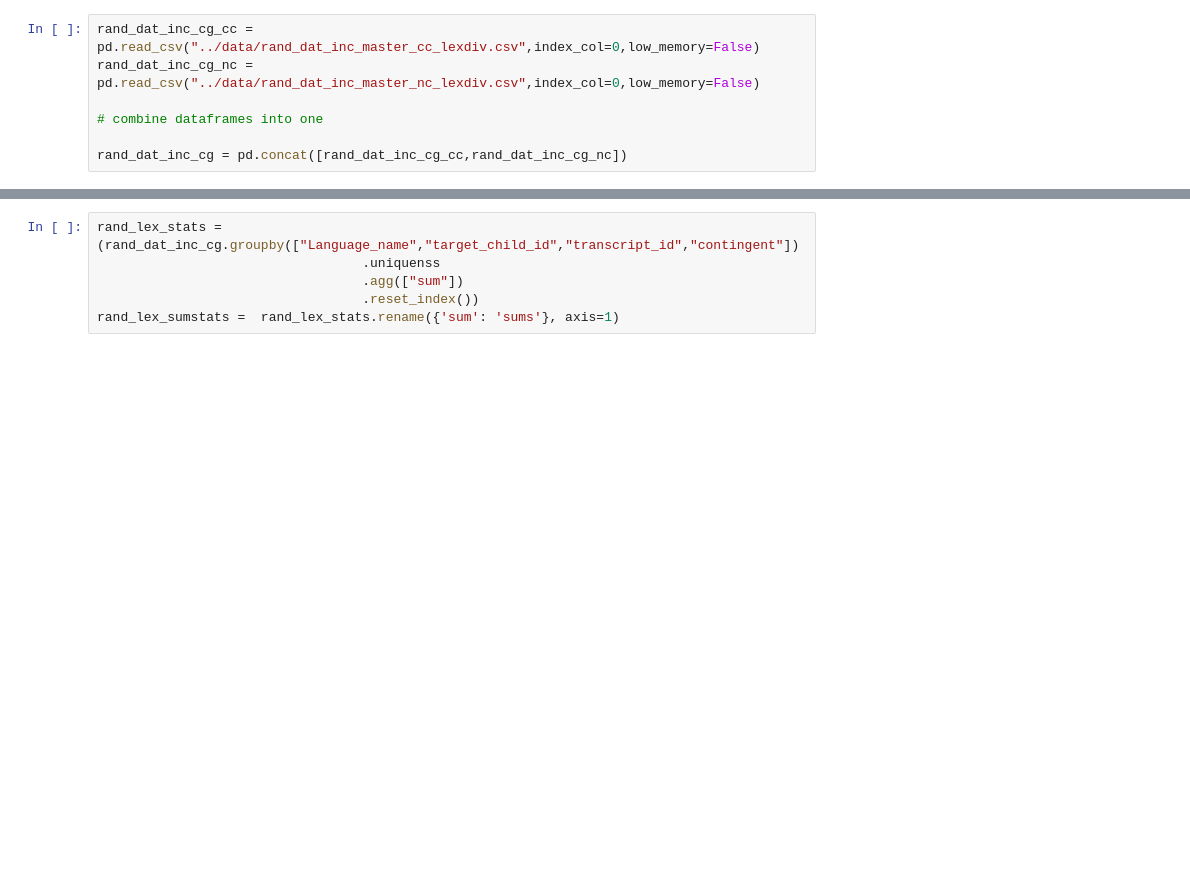
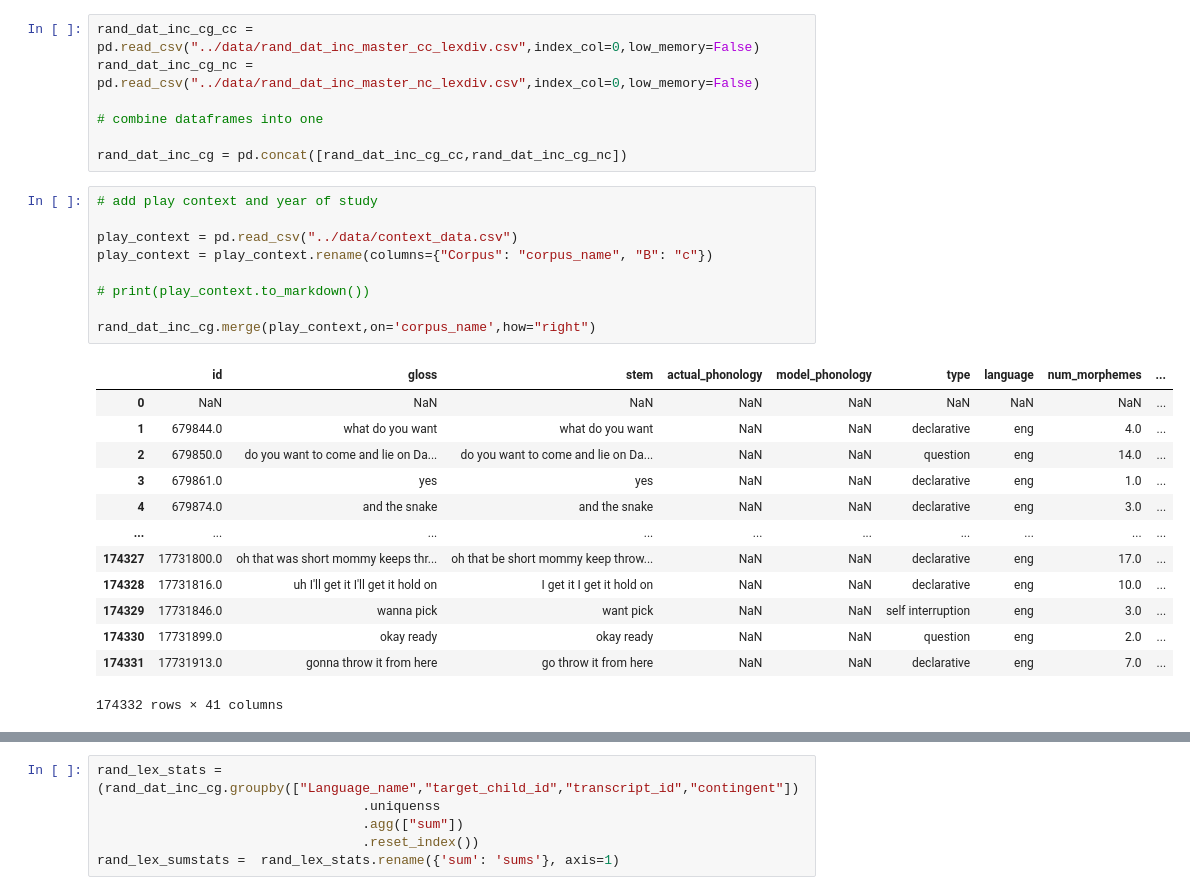
Before and after one commit to selmling/Natural-Statistics-Cross-linguistic-Public-Repo, a Jupyter notebook: analysis/rand_LexDiv.ipynb, the cells around one changed output, grey strips where cells are left out. Cells and saved outputs as stored; diff of their text form; blank space fills up the shorter version.

```diff
--- a/analysis/rand_LexDiv.ipynb
+++ b/analysis/rand_LexDiv.ipynb
@@ -60,6 +60,29 @@ rand_dat_inc_cg_nc = pd.read_csv("../data/rand_dat_inc_master_nc_lexdiv.csv",ind
 # combine dataframes into one
 
 rand_dat_inc_cg = pd.concat([rand_dat_inc_cg_cc,rand_dat_inc_cg_nc])
+# %%
+# add play context and year of study
+
+play_context = pd.read_csv("../data/context_data.csv")
+play_context = play_context.rename(columns={"Corpus": "corpus_name", "B": "c"})
+
+# print(play_context.to_markdown())
+
+rand_dat_inc_cg.merge(play_context,on='corpus_name',how="right")
+# %% [output]
+|  | id | gloss | stem | actual_phonology | model_phonology | type | language | num_morphemes | ... |
+| 0 | NaN | NaN | NaN | NaN | NaN | NaN | NaN | NaN | ... |
+| 1 | 679844.0 | what do you want | what do you want | NaN | NaN | declarative | eng | 4.0 | ... |
+| 2 | 679850.0 | do you want to come and lie on Da... | do you want to come and lie on Da... | NaN | NaN | question | eng | 14.0 | ... |
+| 3 | 679861.0 | yes | yes | NaN | NaN | declarative | eng | 1.0 | ... |
+| 4 | 679874.0 | and the snake | and the snake | NaN | NaN | declarative | eng | 3.0 | ... |
+| ... | ... | ... | ... | ... | ... | ... | ... | ... | ... |
+| 174327 | 17731800.0 | oh that was short mommy keeps thr... | oh that be short mommy keep throw... | NaN | NaN | declarative | eng | 17.0 | ... |
+| 174328 | 17731816.0 | uh I'll get it I'll get it hold on | I get it I get it hold on | NaN | NaN | declarative | eng | 10.0 | ... |
+| 174329 | 17731846.0 | wanna pick | want pick | NaN | NaN | self interruption | eng | 3.0 | ... |
+| 174330 | 17731899.0 | okay ready | okay ready | NaN | NaN | question | eng | 2.0 | ... |
+| 174331 | 17731913.0 | gonna throw it from here | go throw it from here | NaN | NaN | declarative | eng | 7.0 | ... |
+174332 rows × 41 columns
 # %%
 ar = [['min', rand_dat_inc_cg["target_child_age"].min()],
       ['max', rand_dat_inc_cg["target_child_age"].max()],
```
Also changed, not shown: parts of 5 cells of this notebook, 8 other files.
